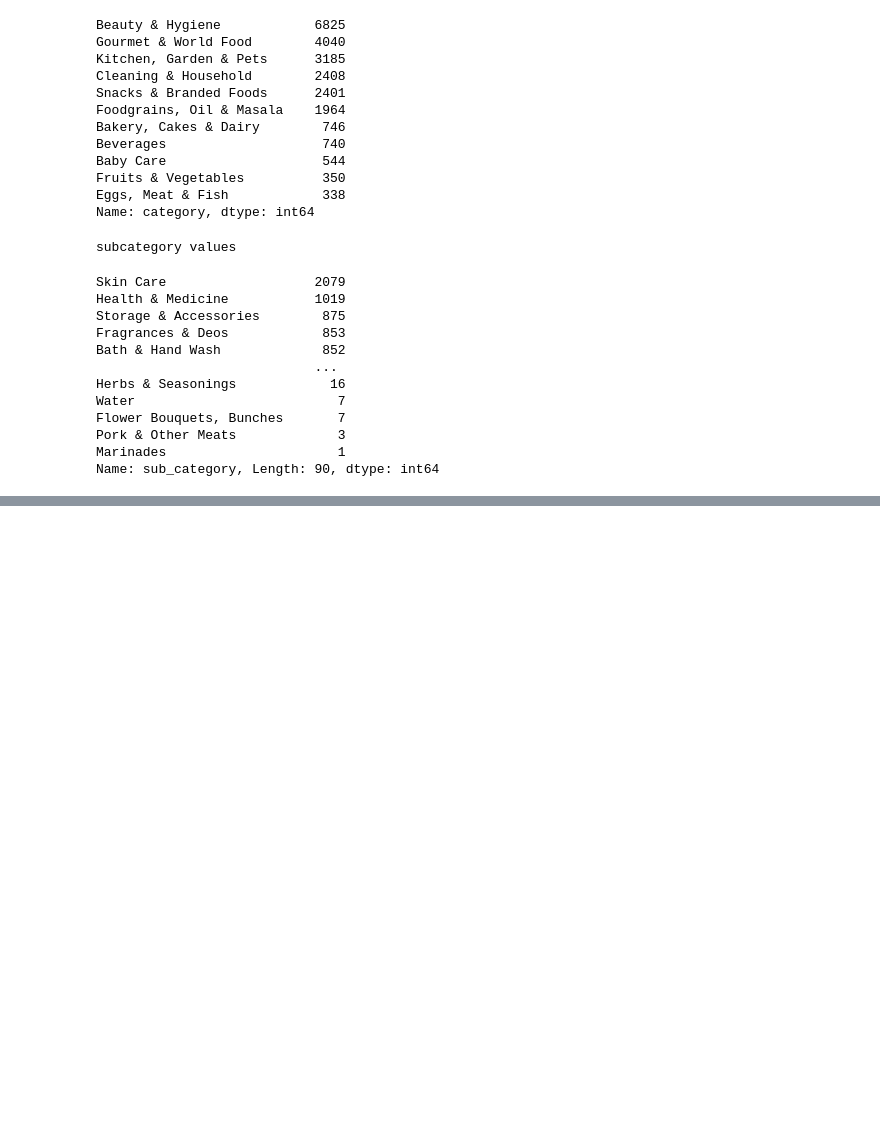
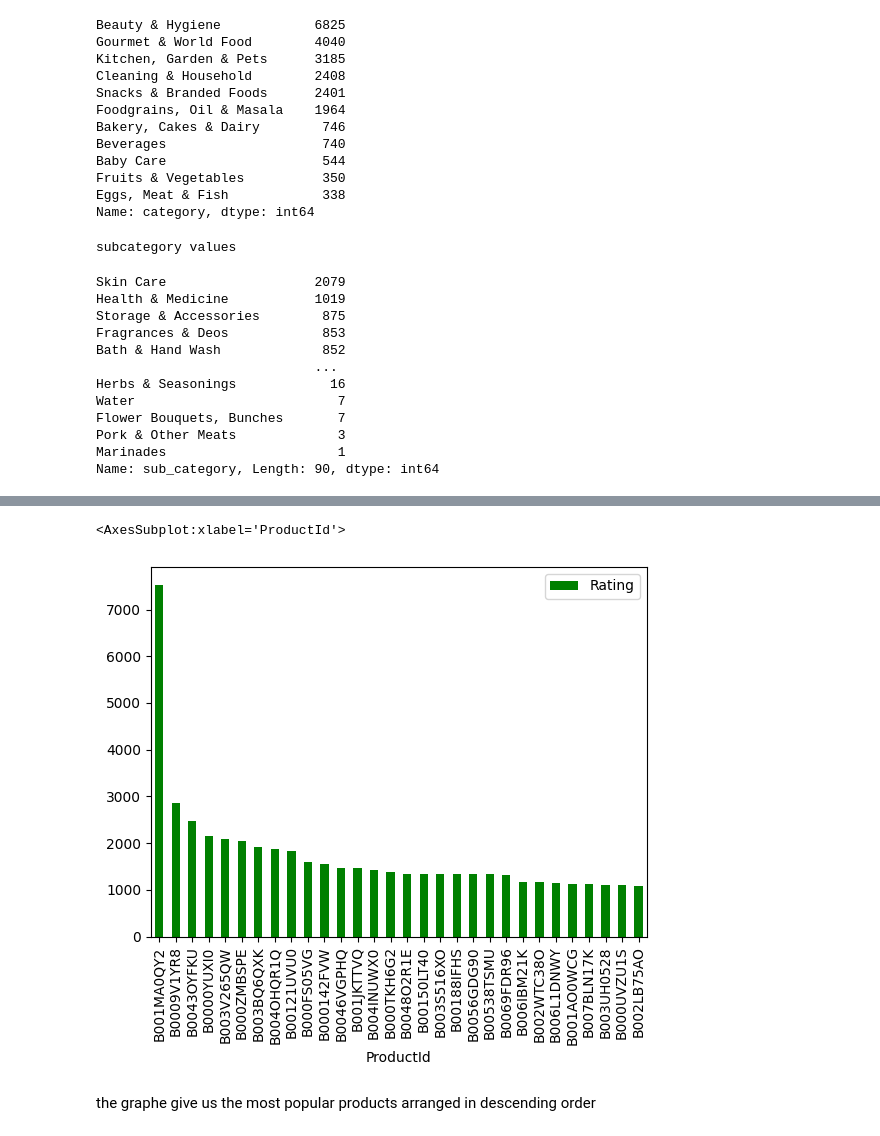
Before and after one commit to Fatimazahraealamrani/inteship, a Jupyter notebook: analyse_data.ipynb, the cells around one changed output, grey strips where cells are left out. Cells and saved outputs as stored; diff of their text form; code cells hidden in the pictures; blank space fills up the shorter version.

```diff
--- a/analyse_data.ipynb
+++ b/analyse_data.ipynb
@@ -160,0 +227,4 @@ Name: sub_category, Length: 90, dtype: int64
+# %%
+data_again=pd.read_csv('beauty_products.csv')
+data_rating=pd.DataFrame({'Number of rating':data_again.groupby('ProductId').count()['Rating'],'Mean Rating':data_again.groupby('ProductId').mean()['Rating']})
+data_rating.head(10)
@@ -160,0 +247,5 @@ Name: sub_category, Length: 90, dtype: int64
+# %%
+  #top 10 products based on sales.
+popular_products=pd.DataFrame(data_again.groupby('ProductId')['Rating'].count())
+most_pop=popular_products.sort_values('Rating',ascending=False)
+most_pop.head(10)
@@ -160,0 +265,7 @@ Name: sub_category, Length: 90, dtype: int64
+# %%
+most_pop.head(30).plot(kind="bar",color='green')
+# %% [output]
+<AxesSubplot:xlabel='ProductId'>
+[figure, added]
+# %% [markdown]
+the graphe give us the most popular products arranged in descending order
```
Also changed, not shown: parts of 11 cells of this notebook.
